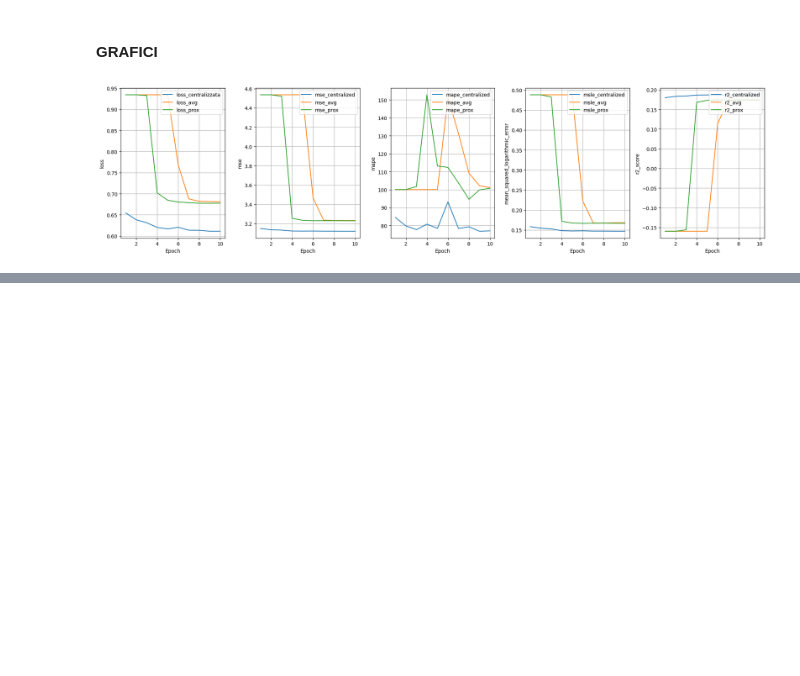
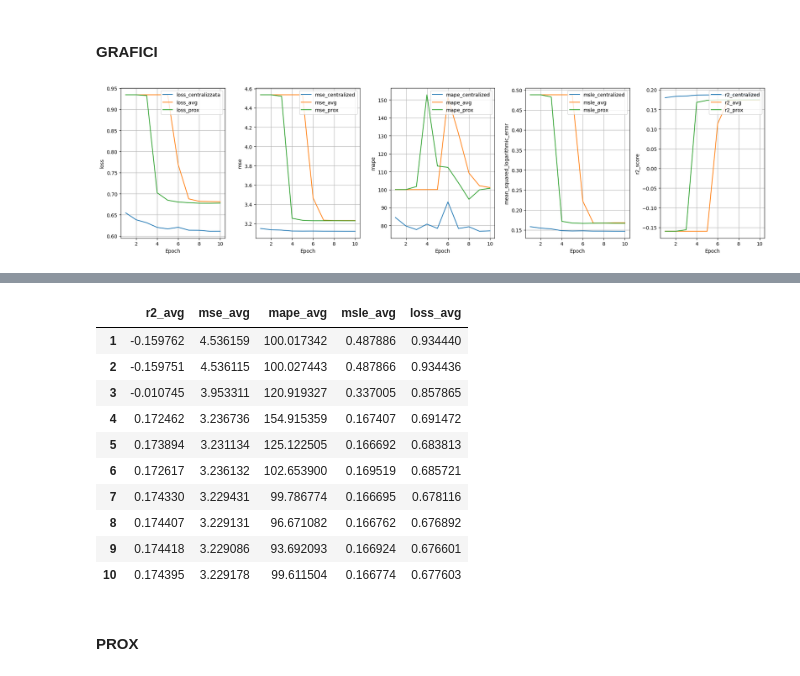
Before and after one commit to AnastasiaBrinati/Progetto-ML-23-24, a Jupyter notebook: task2_federato.ipynb, the cells around one changed output, grey strips where cells are left out. Drawn from its saved outputs; the diff is of its cells as text; code cells hidden in the pictures; blank space fills up the shorter version.

```diff
--- a/task2_federato.ipynb
+++ b/task2_federato.ipynb
@@ -760,0 +726,31 @@ Don't forget to join our Slack channel: https://flower.dev/join-slack/
+# %%
+data_average = [[0, 0, 0, 0, 0],
+                [-0.159762,	4.536159,	100.017342,	0.487886,	0.934440],
+                [-0.159751,	4.536115,	100.027443,	0.487866,	0.934436],
+                [-0.010745,	3.953311,	120.919327,	0.337005,	0.857865],
+                [0.172462,	3.236736,	154.915359,	0.167407,	0.691472],
+                [0.173894,	3.231134,	125.122505,	0.166692,	0.683813],
+                [0.172617,	3.236132,	102.653900,	0.169519,	0.685721],
+                [0.174330,	3.229431,	99.786774,	0.166695,	0.678116],
+                [0.174407,	3.229131,	96.671082,	0.166762,	0.676892],
+                [0.174418,	3.229086,	93.692093,	0.166924,	0.676601],
+                [0.174395,	3.229178,	99.611504,	0.166774,	0.677603]]
+
+# Create the pandas DataFrame
+h_average = pd.DataFrame(data_average, columns=['r2_avg', 'mse_avg', 'mape_avg', 'msle_avg','loss_avg']).drop(0)
+
+h_average
+# %% [output]
+|  | r2_avg | mse_avg | mape_avg | msle_avg | loss_avg |
+| 1 | -0.159762 | 4.536159 | 100.017342 | 0.487886 | 0.934440 |
+| 2 | -0.159751 | 4.536115 | 100.027443 | 0.487866 | 0.934436 |
+| 3 | -0.010745 | 3.953311 | 120.919327 | 0.337005 | 0.857865 |
+| 4 | 0.172462 | 3.236736 | 154.915359 | 0.167407 | 0.691472 |
+| 5 | 0.173894 | 3.231134 | 125.122505 | 0.166692 | 0.683813 |
+| 6 | 0.172617 | 3.236132 | 102.653900 | 0.169519 | 0.685721 |
+| 7 | 0.174330 | 3.229431 | 99.786774 | 0.166695 | 0.678116 |
+| 8 | 0.174407 | 3.229131 | 96.671082 | 0.166762 | 0.676892 |
+| 9 | 0.174418 | 3.229086 | 93.692093 | 0.166924 | 0.676601 |
+| 10 | 0.174395 | 3.229178 | 99.611504 | 0.166774 | 0.677603 |
+# %% [markdown]
+#### PROX
```
Also changed, not shown: parts of 35 cells of this notebook.
